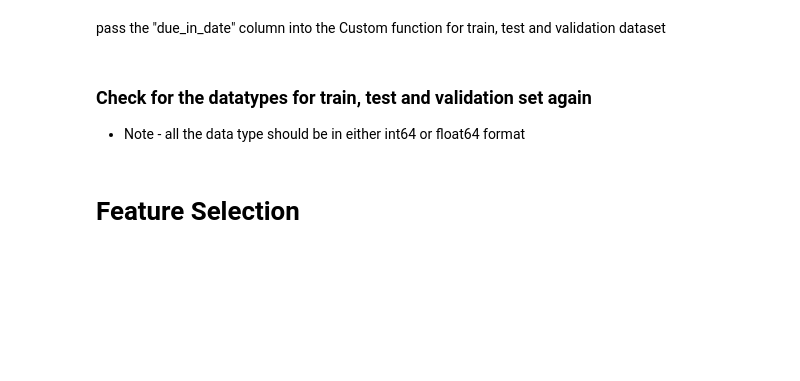
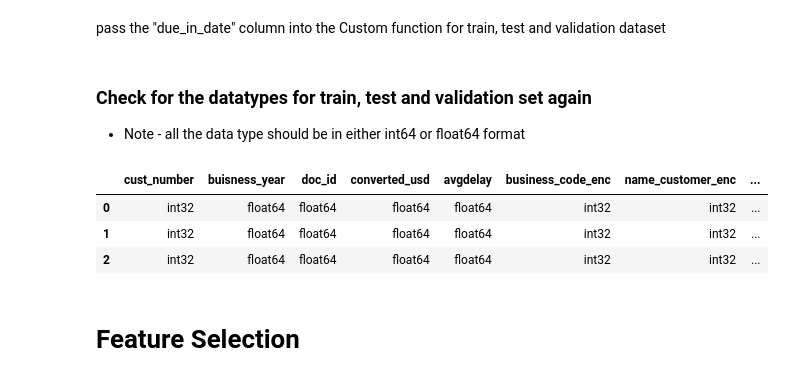
Before and after one commit to nooobcoder/HighRadiusTraining, a Jupyter notebook: project1/Revised Project.ipynb, the cells around one changed output. Cells and saved outputs as stored; diff of their text form; code cells hidden in the pictures; blank space fills up the shorter version.

```diff
--- a/project1/Revised Project.ipynb
+++ b/project1/Revised Project.ipynb
@@ -800,7 +801,7 @@ X_train.loc[:, ["business_code", "business_code_enc"]]
 
 - Note - Fill in the blank to complete the code
 # %%
-def ________(col, traindf=X_train, valdf=X_val, testdf=X_test):
+def custom(col, traindf=X_train, valdf=X_val, testdf=X_test):
     traindf.drop(col, axis=1, inplace=True)
     valdf.drop(col, axis=1, inplace=True)
     testdf.drop(col, axis=1, inplace=True)
@@ -977,9 +1103,18 @@ X_train, X_val, X_test = custom(["posting_date"])
 # %% [markdown]
 pass the "due_in_date" column into the Custom function for train, test and validation dataset
+# %%
+X_train, X_val, X_test = custom(["due_in_date"])
 # %% [markdown]
 ### Check for the datatypes for train, test and validation set again
 
 - Note - all the data type should be in either int64 or float64 format
+# %%
+pd.DataFrame([X_train.dtypes, X_val.dtypes, X_test.dtypes])
+# %% [output]
+|  | cust_number | buisness_year | doc_id | converted_usd | avgdelay | business_code_enc | name_customer_enc | ... |
+| 0 | int32 | float64 | float64 | float64 | float64 | int32 | int32 | ... |
+| 1 | int32 | float64 | float64 | float64 | float64 | int32 | int32 | ... |
+| 2 | int32 | float64 | float64 | float64 | float64 | int32 | int32 | ... |
 # %% [markdown]
 # Feature Selection
 # %% [markdown]
```
Also changed, not shown: parts of 15 cells of this notebook.
